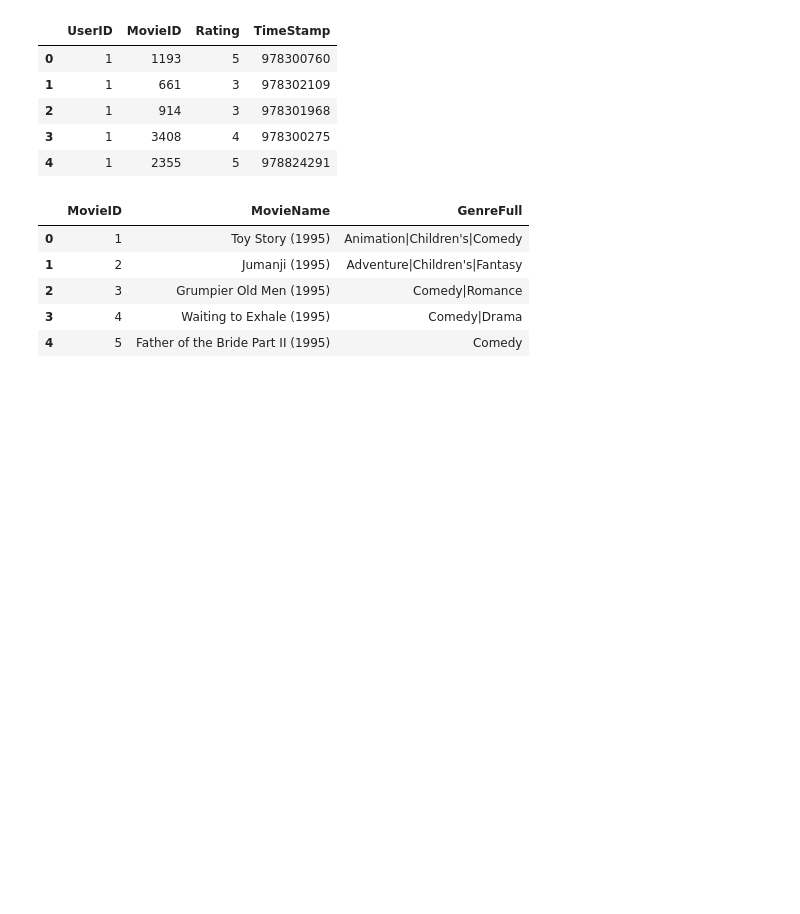
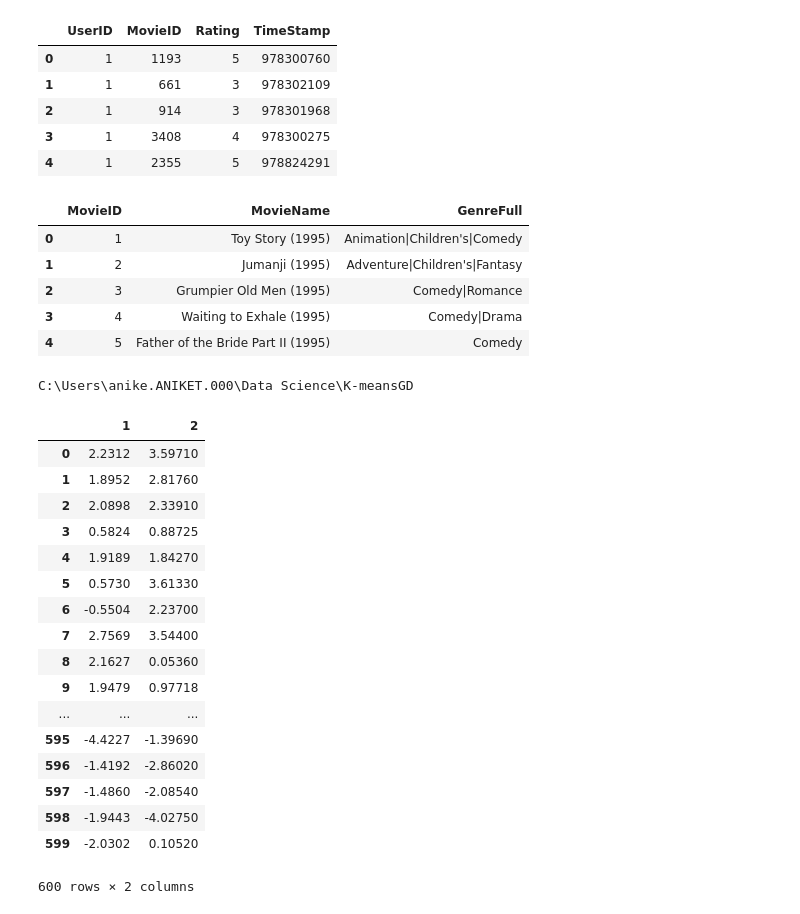
Before and after one commit to aniket-28/DataScience, a Jupyter notebook: Untitled.ipynb, the cells around one changed output. Cells and saved outputs as stored; diff of their text form; code cells hidden in the pictures; blank space fills up the shorter version.

```diff
--- a/Untitled.ipynb
+++ b/Untitled.ipynb
@@ -51,3 +54,7 @@ moviesDF_mod.head()
 | 2 | 3 | Grumpier Old Men (1995) | Comedy|Romance |
 | 3 | 4 | Waiting to Exhale (1995) | Comedy|Drama |
 | 4 | 5 | Father of the Bride Part II (1995) | Comedy |
+# %%
+cd K-meansGD/
+# %% [output]
+C:\Users\anike.ANIKET.000\Data Science\K-meansGD
@@ -53,0 +63,21 @@ moviesDF_mod.head()
+# %%
+data
+# %% [output]
+|  | 1 | 2 |
+| 0 | 2.2312 | 3.59710 |
+| 1 | 1.8952 | 2.81760 |
+| 2 | 2.0898 | 2.33910 |
+| 3 | 0.5824 | 0.88725 |
+| 4 | 1.9189 | 1.84270 |
+| 5 | 0.5730 | 3.61330 |
+| 6 | -0.5504 | 2.23700 |
+| 7 | 2.7569 | 3.54400 |
+| 8 | 2.1627 | 0.05360 |
+| 9 | 1.9479 | 0.97718 |
+| ... | ... | ... |
+| 595 | -4.4227 | -1.39690 |
+| 596 | -1.4192 | -2.86020 |
+| 597 | -1.4860 | -2.08540 |
+| 598 | -1.9443 | -4.02750 |
+| 599 | -2.0302 | 0.10520 |
+600 rows × 2 columns
```
Also changed, not shown: parts of 14 cells of this notebook.
